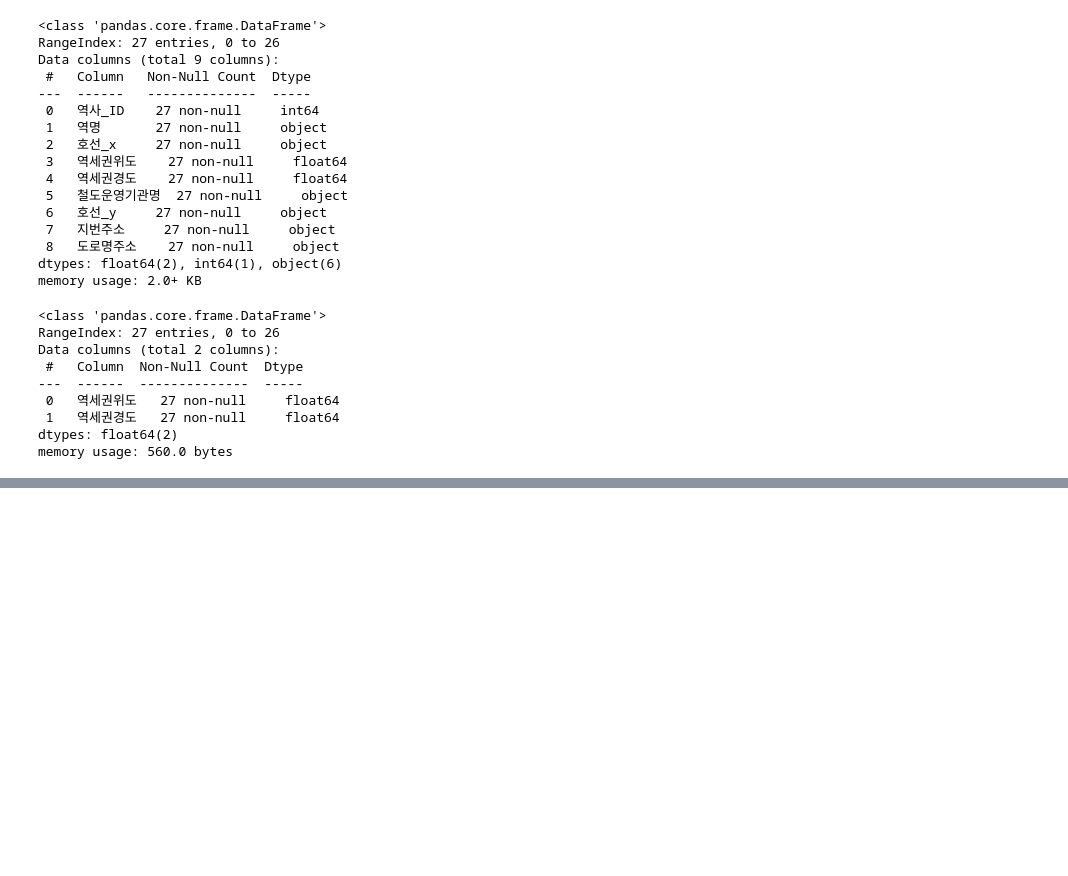
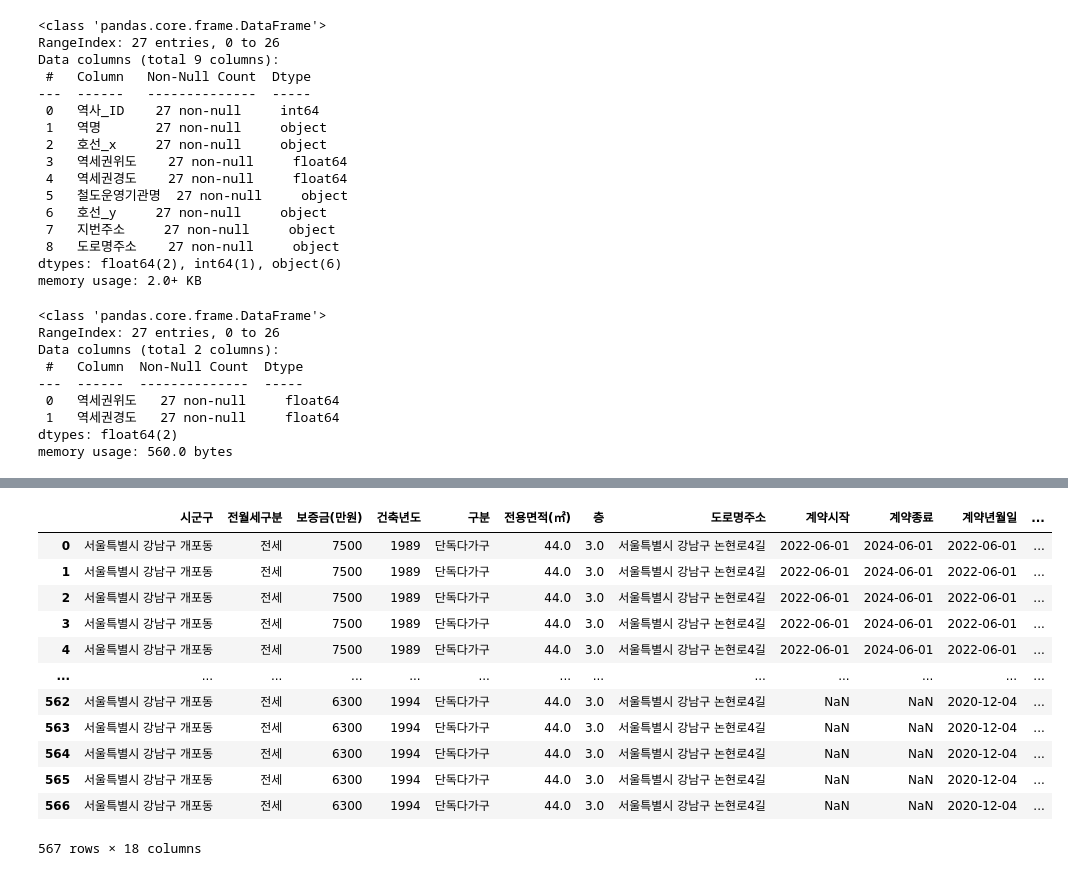
Before and after one commit to haaaneeelll/With, a Jupyter notebook: project1week/csv/류민석/메인+역세권.ipynb, the cells around one changed output, grey strips where cells are left out. Cells and saved outputs as stored; diff of their text form; code cells hidden in the pictures; blank space fills up the shorter version.

```diff
--- a/project1week/csv/류민석/메인+역세권.ipynb
+++ b/project1week/csv/류민석/메인+역세권.ipynb
@@ -150,0 +210,18 @@ len(df_main)*len(df_subway)
+# %%
+df_merge_test = pd.merge(df_main_test, df_subway_test, how='cross')
+# %%
+df_merge_test
+# %% [output]
+|  | 시군구 | 전월세구분 | 보증금(만원) | 건축년도 | 구분 | 전용면적(㎡) | 층 | 도로명주소 | 계약시작 | 계약종료 | 계약년월일 | ... |
+| 0 | 서울특별시 강남구 개포동 | 전세 | 7500 | 1989 | 단독다가구 | 44.0 | 3.0 | 서울특별시 강남구 논현로4길 | 2022-06-01 | 2024-06-01 | 2022-06-01 | ... |
+| 1 | 서울특별시 강남구 개포동 | 전세 | 7500 | 1989 | 단독다가구 | 44.0 | 3.0 | 서울특별시 강남구 논현로4길 | 2022-06-01 | 2024-06-01 | 2022-06-01 | ... |
+| 2 | 서울특별시 강남구 개포동 | 전세 | 7500 | 1989 | 단독다가구 | 44.0 | 3.0 | 서울특별시 강남구 논현로4길 | 2022-06-01 | 2024-06-01 | 2022-06-01 | ... |
+| 3 | 서울특별시 강남구 개포동 | 전세 | 7500 | 1989 | 단독다가구 | 44.0 | 3.0 | 서울특별시 강남구 논현로4길 | 2022-06-01 | 2024-06-01 | 2022-06-01 | ... |
+| 4 | 서울특별시 강남구 개포동 | 전세 | 7500 | 1989 | 단독다가구 | 44.0 | 3.0 | 서울특별시 강남구 논현로4길 | 2022-06-01 | 2024-06-01 | 2022-06-01 | ... |
+| ... | ... | ... | ... | ... | ... | ... | ... | ... | ... | ... | ... | ... |
+| 562 | 서울특별시 강남구 개포동 | 전세 | 6300 | 1994 | 단독다가구 | 44.0 | 3.0 | 서울특별시 강남구 논현로4길 | NaN | NaN | 2020-12-04 | ... |
+| 563 | 서울특별시 강남구 개포동 | 전세 | 6300 | 1994 | 단독다가구 | 44.0 | 3.0 | 서울특별시 강남구 논현로4길 | NaN | NaN | 2020-12-04 | ... |
+| 564 | 서울특별시 강남구 개포동 | 전세 | 6300 | 1994 | 단독다가구 | 44.0 | 3.0 | 서울특별시 강남구 논현로4길 | NaN | NaN | 2020-12-04 | ... |
+| 565 | 서울특별시 강남구 개포동 | 전세 | 6300 | 1994 | 단독다가구 | 44.0 | 3.0 | 서울특별시 강남구 논현로4길 | NaN | NaN | 2020-12-04 | ... |
+| 566 | 서울특별시 강남구 개포동 | 전세 | 6300 | 1994 | 단독다가구 | 44.0 | 3.0 | 서울특별시 강남구 논현로4길 | NaN | NaN | 2020-12-04 | ... |
+567 rows × 18 columns
```
Also changed, not shown: parts of 40 cells of this notebook.
